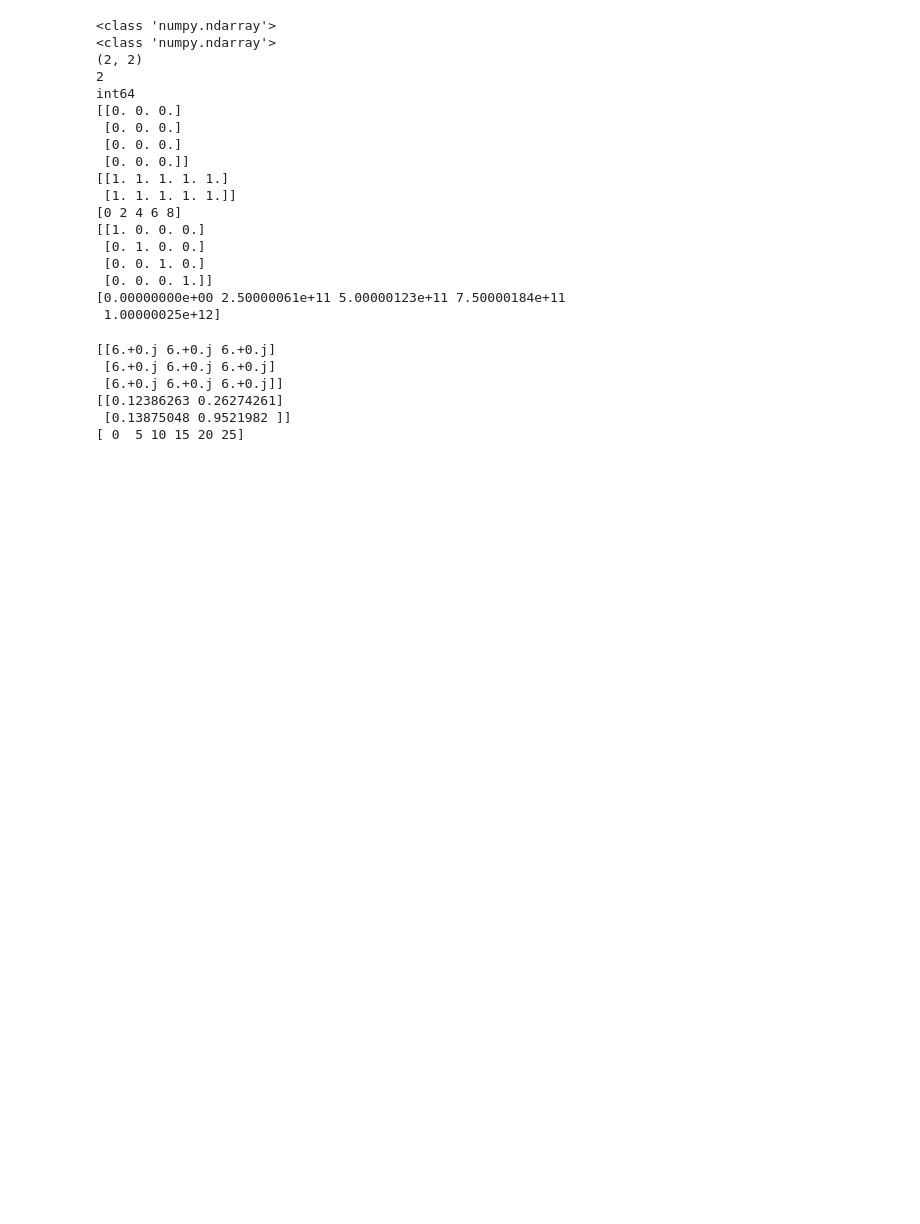
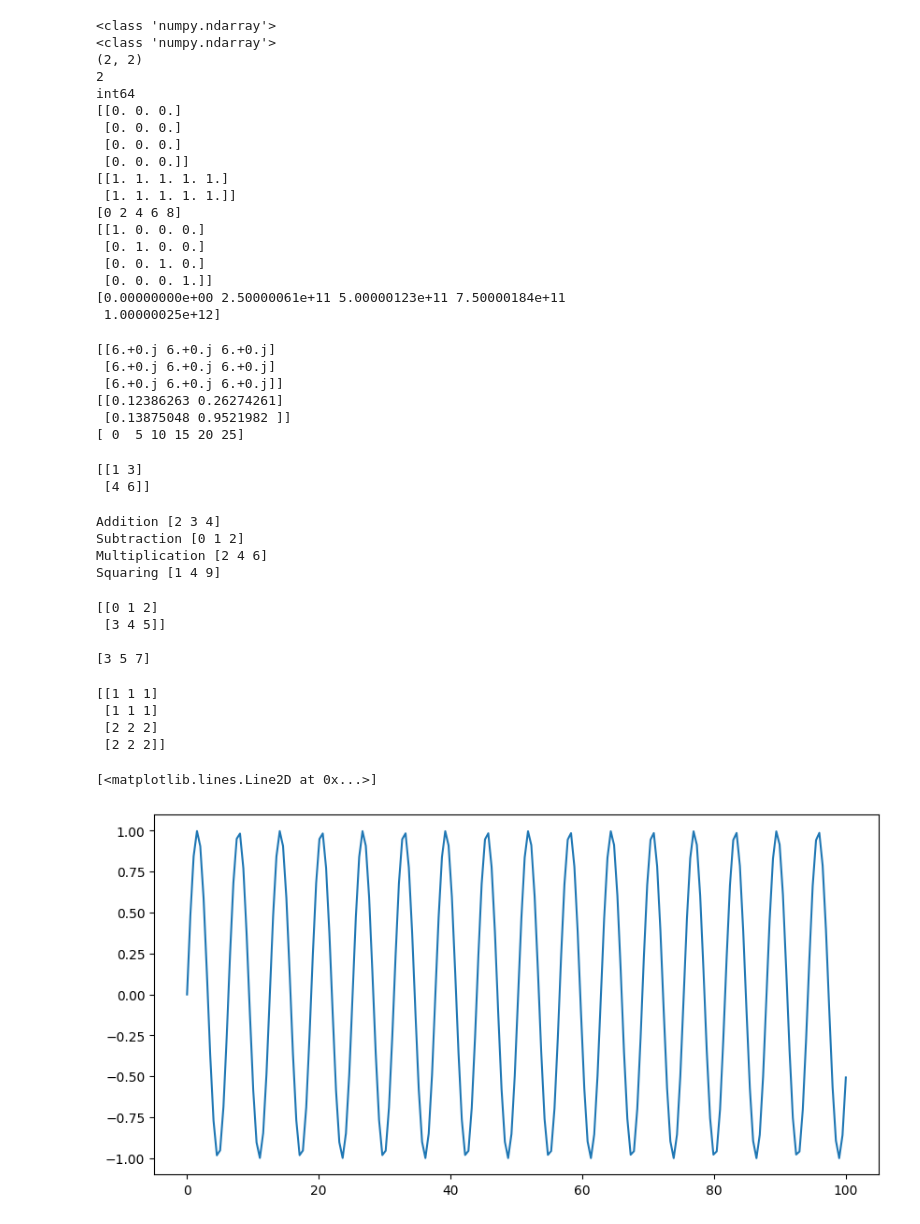
Before and after one commit to Anamika282004/Python-Workshop, a Jupyter notebook: Day3/Day3Practice.ipynb, the cells around one changed output. Saved outputs shown, nothing was run; the diff lists cells and outputs as text; code cells hidden in the pictures; blank space fills up the shorter version.

Commit message:
data manipulation operations

```diff
--- a/Day3/Day3Practice.ipynb
+++ b/Day3/Day3Practice.ipynb
@@ -269,3 +269,63 @@ print(f)
 [[0.12386263 0.26274261]
  [0.13875048 0.9521982 ]]
 [ 0  5 10 15 20 25]
+# %%
+import numpy as np
+arr=np.array([
+    [1,2,3,-9],
+    [4,5,6,-12],
+    [7,8,9,-15]
+])
+temp = arr[:2,::2] #slicing the array, first 2 rows and every 2nd column
+print(temp)
+# %% [output]
+[[1 3]
+ [4 6]]
+# %%
+#basic operations
+import numpy as np
+a = np.array([1,2,3])
+print("Addition",a+1)
+print("Subtraction",a-1)
+print("Multiplication",a*2)
+print("Squaring",a**2)
+# %% [output]
+Addition [2 3 4]
+Subtraction [0 1 2]
+Multiplication [2 4 6]
+Squaring [1 4 9]
+# %%
+import numpy as np
+np_array_2D = np.arange(0,6).reshape([2,3])
+print(np_array_2D)
+print()
+a= np.sum(np_array_2D, axis=0) #sum of columns
+print(a)
+# %% [output]
+[[0 1 2]
+ [3 4 5]]
+
+[3 5 7]
+# %%
+#concatenation
+import numpy as np
+np_array_1= np.array([[1,1,1],[1,1,1]])
+np_array_2 = np.array([[2,2,2],[2,2,2]])
+result = np.concatenate((np_array_1,np_array_2), axis=0) #concatenate along rows
+print(result)
+# %% [output]
+[[1 1 1]
+ [1 1 1]
+ [2 2 2]
+ [2 2 2]]
+# %%
+import numpy as np
+import pandas as pd
+import matplotlib.pyplot as plt
+a= np.linspace(0,100,200) #100 points between 0 and 10
+b = np.sin(a)
+plt.figure(figsize=(10,5))
+plt.plot(a,b)
+# %% [output]
+[<matplotlib.lines.Line2D at 0x...>]
+[figure, added]
```
Also changed, not shown: parts of 5 cells of this notebook, 2 other files.
